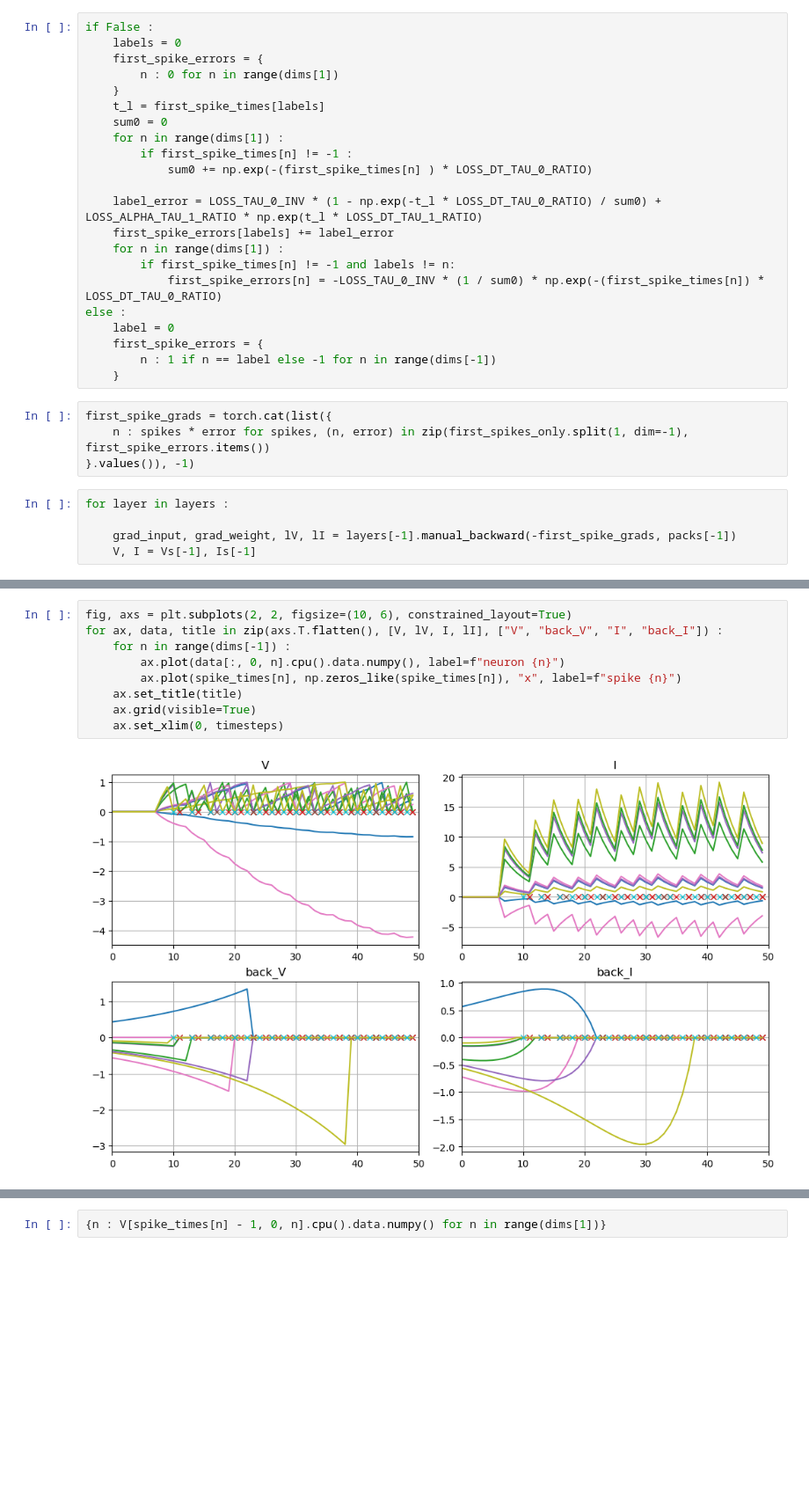
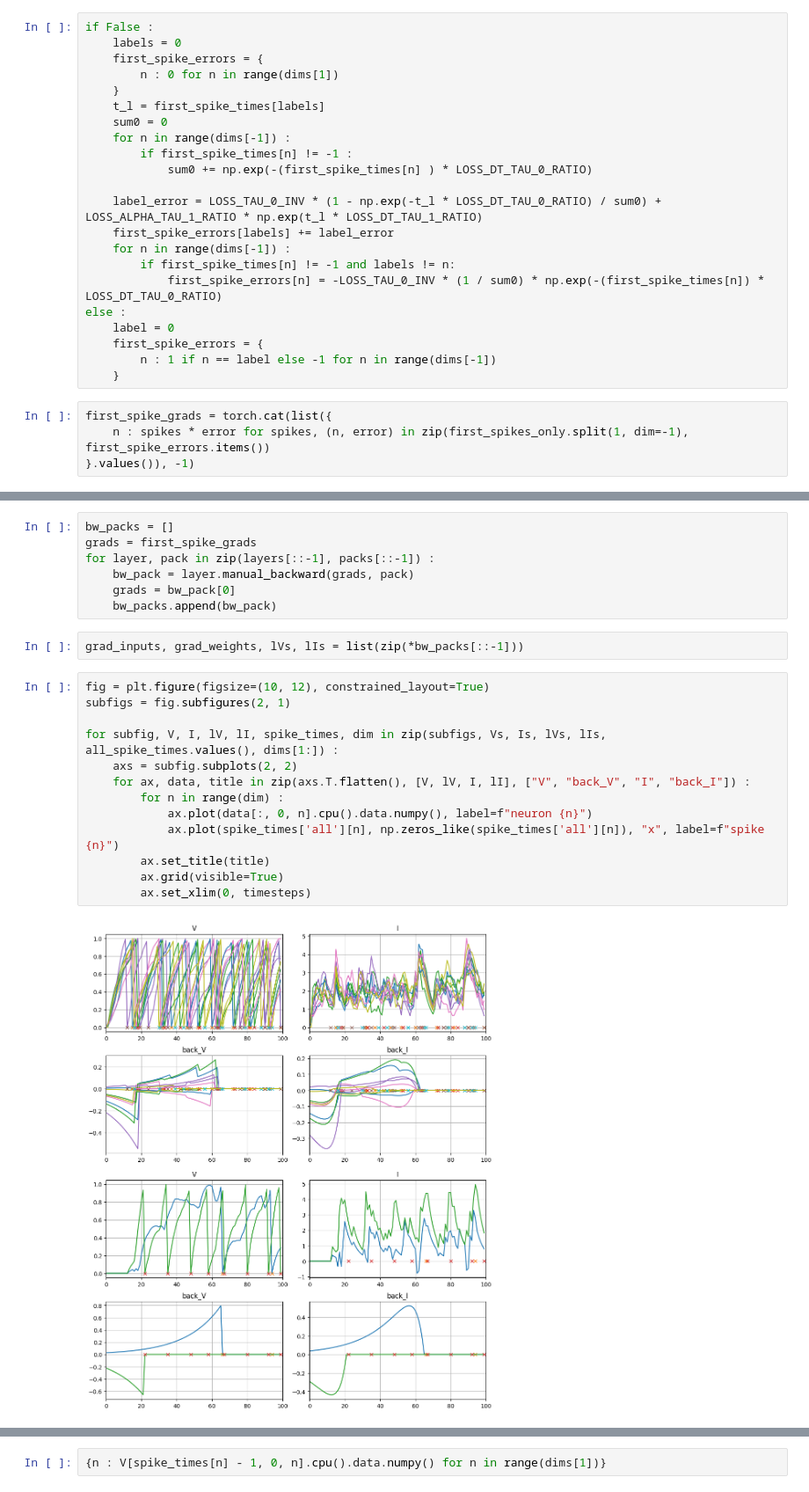
Before and after one commit to GabrielBena/pytorch-eventprop, a Jupyter notebook: scripts/gradient_check_for_spinnaker.ipynb, the cells around one changed output, grey strips where cells are left out. Shown at 88% size. Cells and saved outputs as stored; diff of their text form; blank space fills up the shorter version.

```diff
--- a/scripts/gradient_check_for_spinnaker.ipynb
+++ b/scripts/gradient_check_for_spinnaker.ipynb
@@ -120,13 +150,13 @@ if False :
     }
     t_l = first_spike_times[labels]
     sum0 = 0
-    for n in range(dims[1]) :
+    for n in range(dims[-1]) :
         if first_spike_times[n] != -1 :
             sum0 += np.exp(-(first_spike_times[n] ) * LOSS_DT_TAU_0_RATIO)
 
     label_error = LOSS_TAU_0_INV * (1 - np.exp(-t_l * LOSS_DT_TAU_0_RATIO) / sum0) + LOSS_ALPHA_TAU_1_RATIO * np.exp(t_l * LOSS_DT_TAU_1_RATIO)
     first_spike_errors[labels] += label_error
-    for n in range(dims[1]) :
+    for n in range(dims[-1]) :
         if first_spike_times[n] != -1 and labels != n:
             first_spike_errors[n] = -LOSS_TAU_0_INV * (1 / sum0) * np.exp(-(first_spike_times[n]) * LOSS_DT_TAU_0_RATIO)
 else :
@@ -138,8 +168,3 @@ else :
 first_spike_grads = torch.cat(list({
     n : spikes * error for spikes, (n, error) in zip(first_spikes_only.split(1, dim=-1), first_spike_errors.items())
 }.values()), -1)
-# %%
-for layer in layers :
-
-    grad_input, grad_weight, lV, lI = layers[-1].manual_backward(-first_spike_grads, packs[-1])
-    V, I = Vs[-1], Is[-1]
@@ -164,11 +171,24 @@ for layer in layers :
+# %%
+bw_packs = []
+grads = first_spike_grads
+for layer, pack in zip(layers[::-1], packs[::-1]) :
+    bw_pack = layer.manual_backward(grads, pack)
+    grads = bw_pack[0]
+    bw_packs.append(bw_pack)
+# %%
+grad_inputs, grad_weights, lVs, lIs = list(zip(*bw_packs[::-1]))
 # %%
-fig, axs = plt.subplots(2, 2, figsize=(10, 6), constrained_layout=True)
-for ax, data, title in zip(axs.T.flatten(), [V, lV, I, lI], ["V", "back_V", "I", "back_I"]) :
-    for n in range(dims[-1]) :
-        ax.plot(data[:, 0, n].cpu().data.numpy(), label=f"neuron {n}")
-        ax.plot(spike_times[n], np.zeros_like(spike_times[n]), "x", label=f"spike {n}")
-    ax.set_title(title)
-    ax.grid(visible=True)
-    ax.set_xlim(0, timesteps)
+fig = plt.figure(figsize=(10, 12), constrained_layout=True)
+subfigs = fig.subfigures(2, 1)
+
+for subfig, V, I, lV, lI, spike_times, dim in zip(subfigs, Vs, Is, lVs, lIs, all_spike_times.values(), dims[1:]) :
+    axs = subfig.subplots(2, 2)
+    for ax, data, title in zip(axs.T.flatten(), [V, lV, I, lI], ["V", "back_V", "I", "back_I"]) :
+        for n in range(dim) :
+            ax.plot(data[:, 0, n].cpu().data.numpy(), label=f"neuron {n}")
+            ax.plot(spike_times['all'][n], np.zeros_like(spike_times['all'][n]), "x", label=f"spike {n}")
+        ax.set_title(title)
+        ax.grid(visible=True)
+        ax.set_xlim(0, timesteps)
 # %% [output]
-[figure, old version]
+[figure, new version]
```
Also changed, not shown: parts of 18 cells of this notebook, 4 other files.
